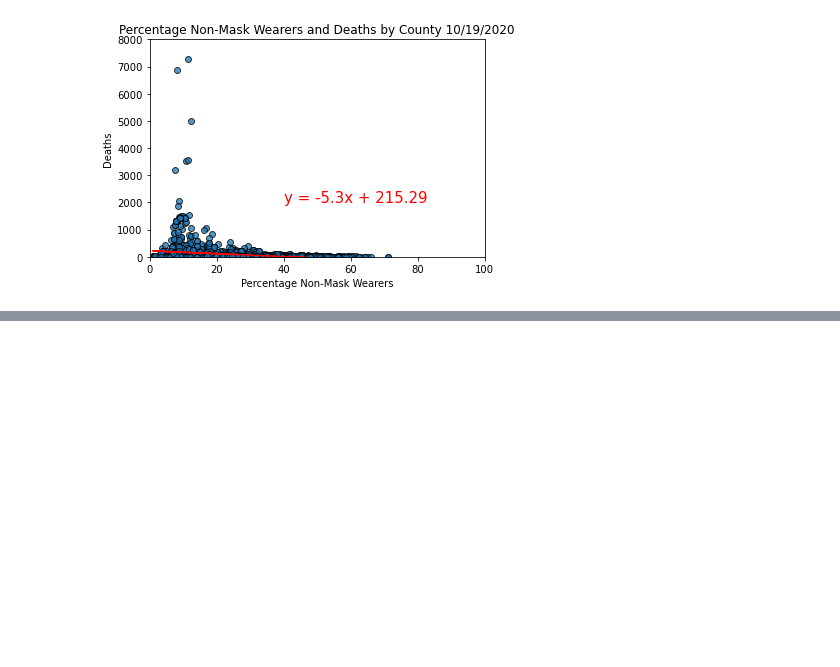
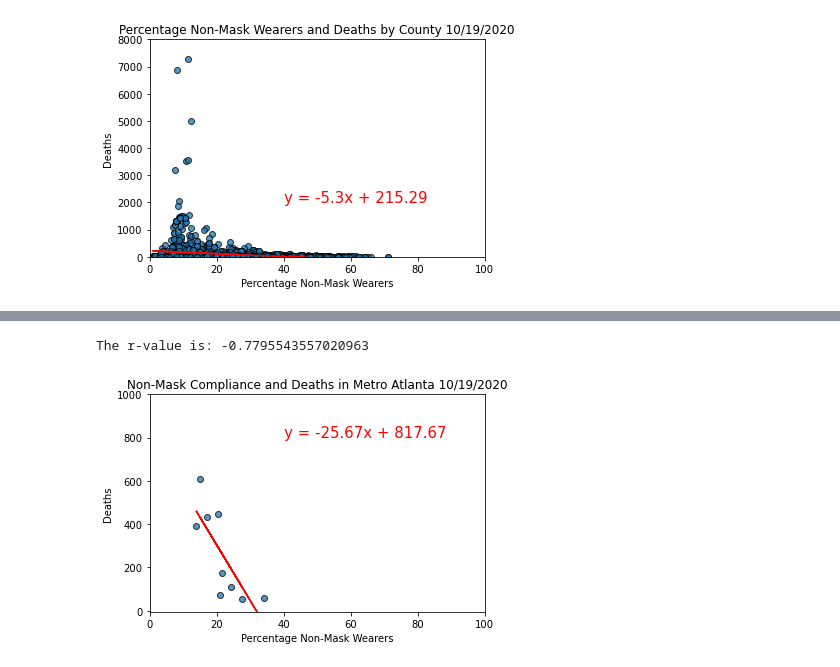
Before and after one commit to rashaad18/project_1, a Jupyter notebook: MaskMerge.ipynb, the cells around one changed output, grey strips where cells are left out. Drawn from its saved outputs; the diff is of its cells as text; code cells hidden in the pictures; blank space fills up the shorter version.

Commit message:
Updated MaskMerge with plots

```diff
--- a/MaskMerge.ipynb
+++ b/MaskMerge.ipynb
@@ -230,0 +243,4 @@ atl_df
+# %%
+# DataFrame of only metro Atlanta counties
+atl_df= mask_data.loc[mask_data["County Code"].isin(atlanta_counties)]
+atl_df
@@ -230,0 +258,7 @@ atl_df
+# %%
+# Plotting dataframe
+atl_plot= atl_df[["County Code", "NO MASK", "YES MASK"]]
+atl_plot= atl_plot.set_index("County Code")
+atl_plot= atl_plot.rename(columns={"NO MASK": "Non-Compliance", "YES MASK": "Compliance"})
+
+atl_plot
@@ -230,0 +277,5 @@ atl_df
+# %%
+# Merge to get deaths for Atlanta counties
+atl_deaths= pd.merge(atl_plot, death_data, how= "left", on= ["County Code", "County Code"])
+atl_deaths.dropna()
+del atl_deaths["countyFIPS.1"]
@@ -230,0 +293,4 @@ atl_df
+# %%
+# Rename for easier variables
+atl_deaths= atl_deaths.rename(columns= {"Deaths as of October 19 2020": "Deaths"})
+atl_deaths
@@ -230,0 +308,29 @@ atl_df
+# %%
+# Test metro Atlanta correlation
+
+# Variables
+x_val= atl_deaths["Non-Compliance"]
+y_val= atl_deaths["Deaths"]
+
+# Perform linear regression
+slope, intercept, r, p, stderr = linregress(x_val, y_val)
+
+# Slope equation
+regress_values = x_val * slope + intercept
+
+# Add line
+line_eq = "y = " + str(round(slope,2)) + "x + " + str(round(intercept,2))
+
+plt.scatter(x_val, y_val, marker="o", alpha=.75, edgecolors="k")
+plt.plot(x_val,regress_values,"r-")
+plt.annotate(line_eq,(40,800),fontsize=15,color="red")
+plt.title("Non-Mask Compliance and Deaths in Metro Atlanta 10/19/2020")
+plt.xlabel("Percentage Non-Mask Wearers")
+plt.ylabel("Deaths")
+plt.xlim(0, 100)
+plt.ylim(-5, 1000)
+print(f"The r-value is: {r}")
+plt.show()
+# %% [output]
+The r-value is: -0.7795543557020963
+[figure, added]
```
Also changed, not shown: parts of 13 cells of this notebook.
